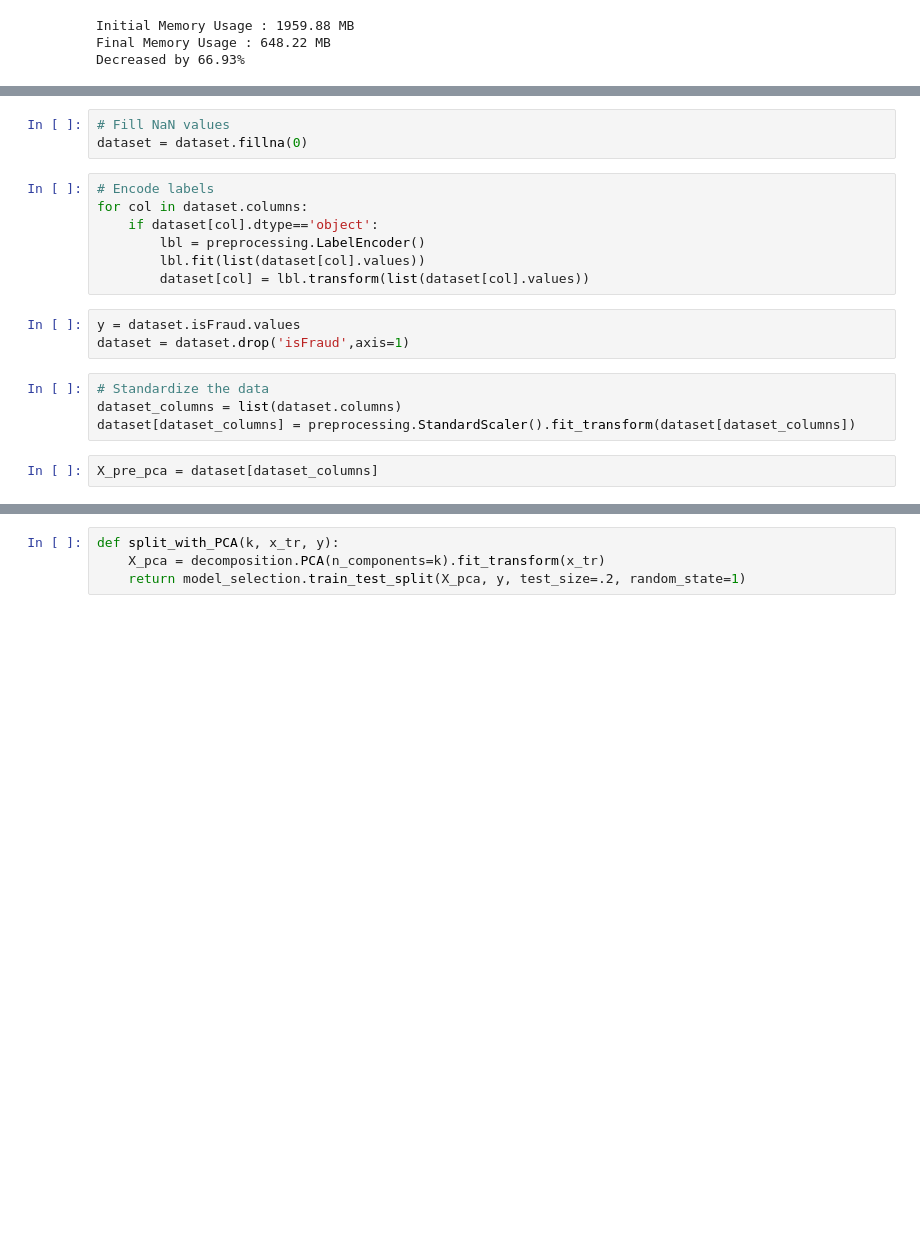
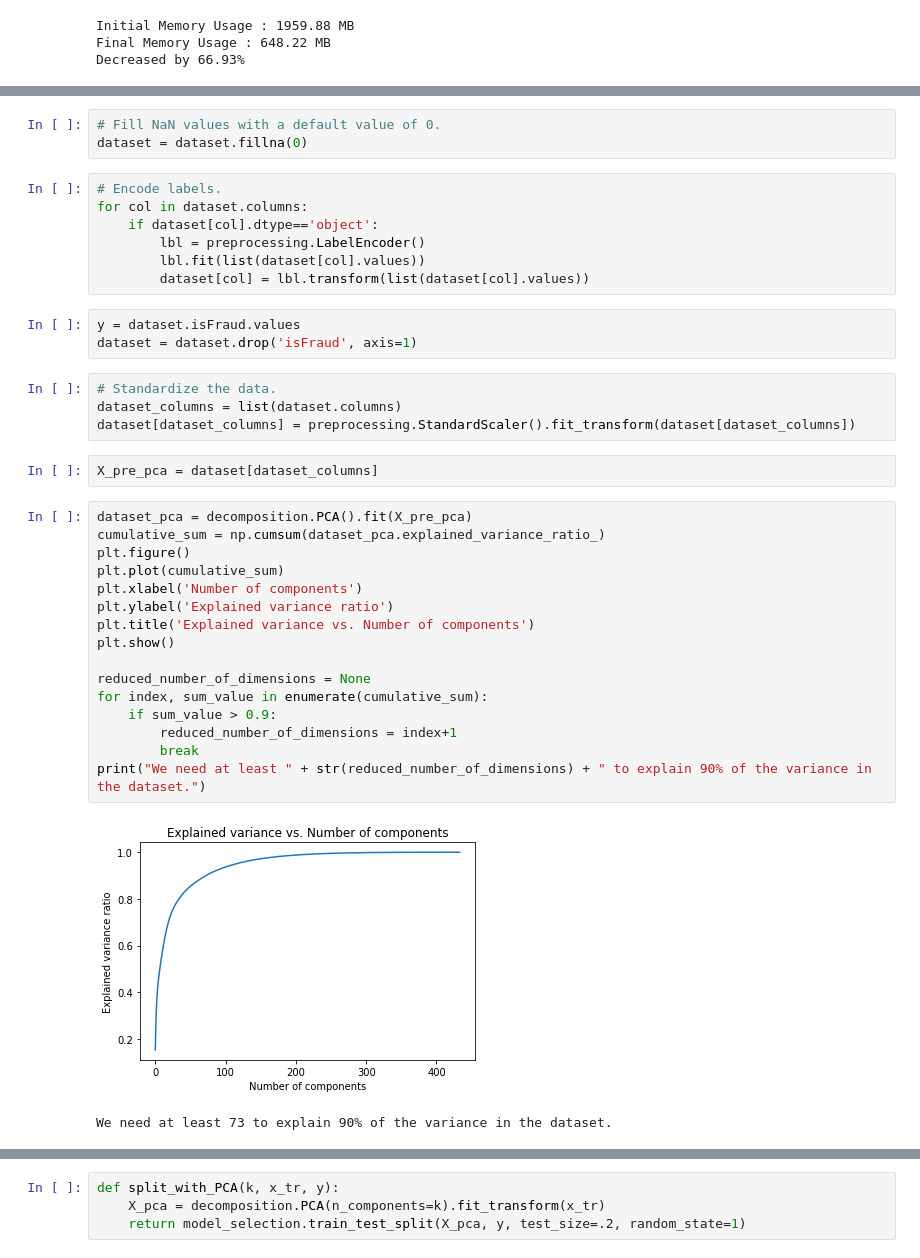
Before and after one commit to cs4262-fraud-detection/ieee-fraud-detection, a Jupyter notebook: final_submission/final_submission.ipynb, the cells around one changed output, grey strips where cells are left out. Saved outputs shown, nothing was run; the diff lists cells and outputs as text; blank space fills up the shorter version.

```diff
--- a/final_submission/final_submission.ipynb
+++ b/final_submission/final_submission.ipynb
@@ -82,8 +82,8 @@ def drop_columns(dataset, threshold):
 # %%
-# Fill NaN values
+# Fill NaN values with a default value of 0.
 dataset = dataset.fillna(0)
 # %%
-# Encode labels
+# Encode labels.
 for col in dataset.columns:
     if dataset[col].dtype=='object':
         lbl = preprocessing.LabelEncoder()
@@ -91,11 +91,30 @@ for col in dataset.columns:
         dataset[col] = lbl.transform(list(dataset[col].values))
 # %%
 y = dataset.isFraud.values
-dataset = dataset.drop('isFraud',axis=1)
+dataset = dataset.drop('isFraud', axis=1)
 # %%
-# Standardize the data
+# Standardize the data.
 dataset_columns = list(dataset.columns)
 dataset[dataset_columns] = preprocessing.StandardScaler().fit_transform(dataset[dataset_columns])
 # %%
 X_pre_pca = dataset[dataset_columns]
+# %%
+dataset_pca = decomposition.PCA().fit(X_pre_pca)
+cumulative_sum = np.cumsum(dataset_pca.explained_variance_ratio_)
+plt.figure()
+plt.plot(cumulative_sum)
+plt.xlabel('Number of components')
+plt.ylabel('Explained variance ratio')
+plt.title('Explained variance vs. Number of components')
+plt.show()
+
+reduced_number_of_dimensions = None
+for index, sum_value in enumerate(cumulative_sum):
+    if sum_value > 0.9:
+        reduced_number_of_dimensions = index+1
+        break
+print("We need at least " + str(reduced_number_of_dimensions) + " to explain 90% of the variance in the dataset.")
+# %% [output]
+[figure, added]
+We need at least 73 to explain 90% of the variance in the dataset.
 # %%
```
Also changed, not shown: parts of 30 cells of this notebook.
